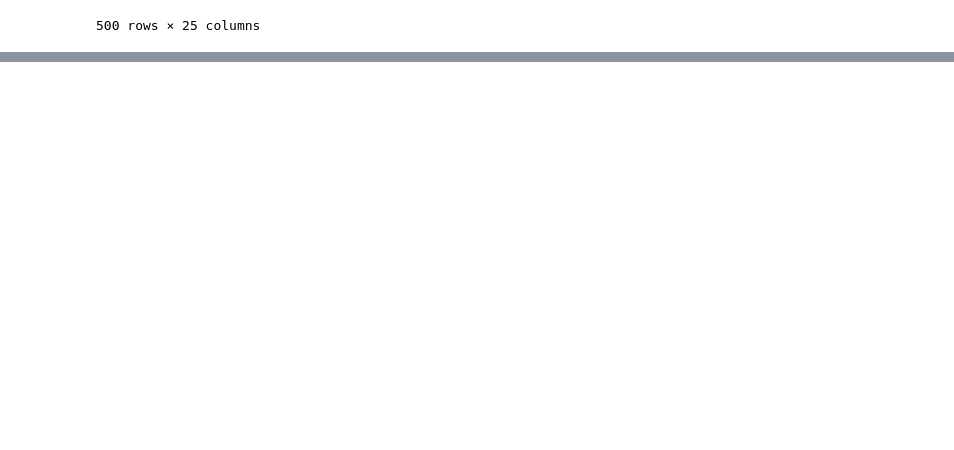
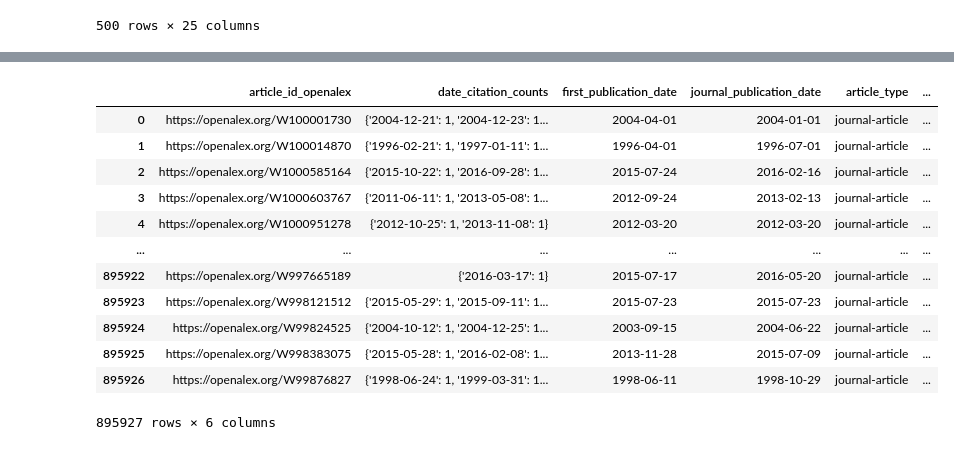
Before and after one commit to dudi709/big-data-journal-citations, a Jupyter notebook: data_proccessing-big_data.ipynb, the cells around one changed output, grey strips where cells are left out. Cells and saved outputs as stored; diff of their text form; code cells hidden in the pictures; blank space fills up the shorter version.

```diff
--- a/data_proccessing-big_data.ipynb
+++ b/data_proccessing-big_data.ipynb
@@ -255,0 +461,17 @@ combined_data
+# %%
+final_df = pd.read_csv('final_cited_by_years_type_cat.csv')
+final_df
+# %% [output]
+|  | article_id_openalex | date_citation_counts | first_publication_date | journal_publication_date | article_type | ... |
+| 0 | https://openalex.org/W100001730 | {'2004-12-21': 1, '2004-12-23': 1... | 2004-04-01 | 2004-01-01 | journal-article | ... |
+| 1 | https://openalex.org/W100014870 | {'1996-02-21': 1, '1997-01-11': 1... | 1996-04-01 | 1996-07-01 | journal-article | ... |
+| 2 | https://openalex.org/W1000585164 | {'2015-10-22': 1, '2016-09-28': 1... | 2015-07-24 | 2016-02-16 | journal-article | ... |
+| 3 | https://openalex.org/W1000603767 | {'2011-06-11': 1, '2013-05-08': 1... | 2012-09-24 | 2013-02-13 | journal-article | ... |
+| 4 | https://openalex.org/W1000951278 | {'2012-10-25': 1, '2013-11-08': 1} | 2012-03-20 | 2012-03-20 | journal-article | ... |
+| ... | ... | ... | ... | ... | ... | ... |
+| 895922 | https://openalex.org/W997665189 | {'2016-03-17': 1} | 2015-07-17 | 2016-05-20 | journal-article | ... |
+| 895923 | https://openalex.org/W998121512 | {'2015-05-29': 1, '2015-09-11': 1... | 2015-07-23 | 2015-07-23 | journal-article | ... |
+| 895924 | https://openalex.org/W99824525 | {'2004-10-12': 1, '2004-12-25': 1... | 2003-09-15 | 2004-06-22 | journal-article | ... |
+| 895925 | https://openalex.org/W998383075 | {'2015-05-28': 1, '2016-02-08': 1... | 2013-11-28 | 2015-07-09 | journal-article | ... |
+| 895926 | https://openalex.org/W99876827 | {'1998-06-24': 1, '1999-03-31': 1... | 1998-06-11 | 1998-10-29 | journal-article | ... |
+895927 rows × 6 columns
```
Also changed, not shown: parts of 28 cells of this notebook.
